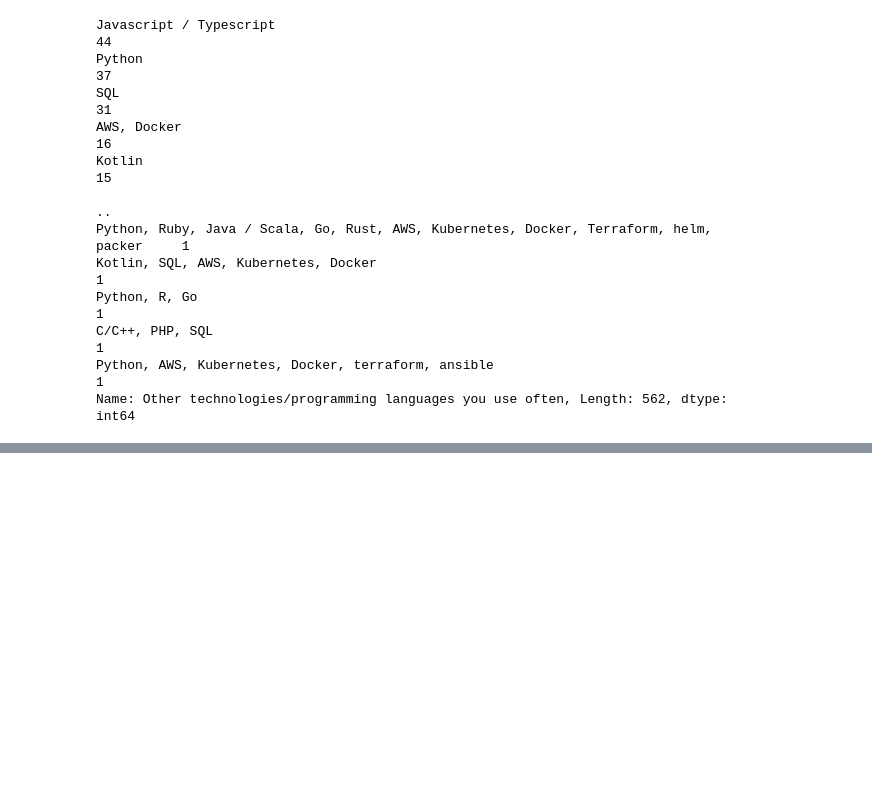
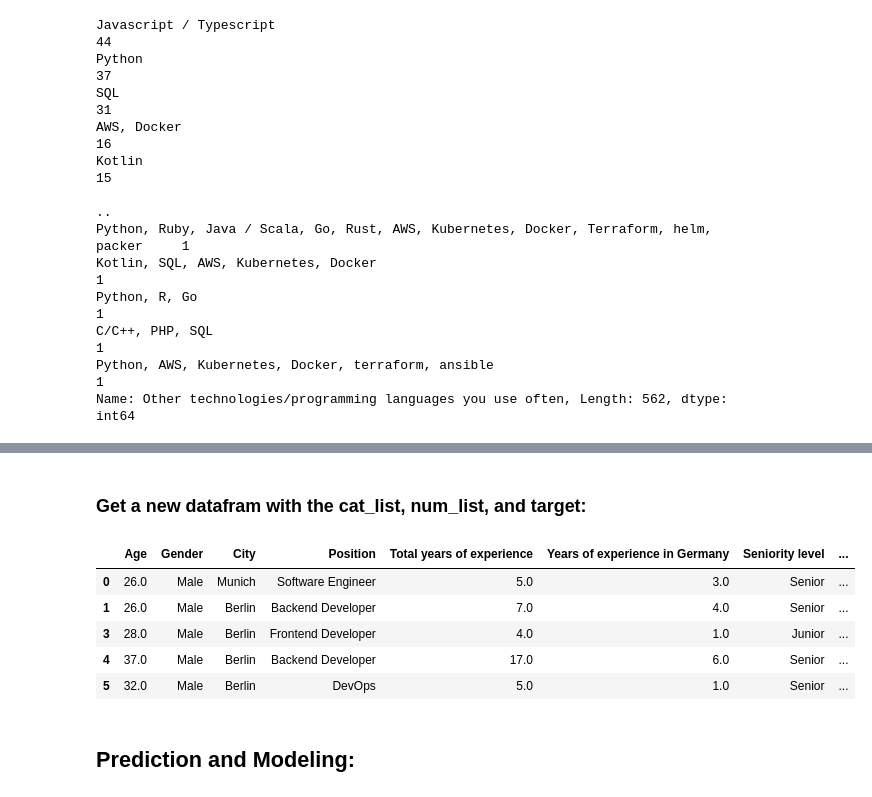
Before and after one commit to sijiahao-hub/ItML_Asn_2_Students, a Jupyter notebook: assignment_2_start.ipynb, the cells around one changed output, grey strips where cells are left out. Cells and saved outputs as stored; diff of their text form; code cells hidden in the pictures; blank space fills up the shorter version.

```diff
--- a/assignment_2_start.ipynb
+++ b/assignment_2_start.ipynb
@@ -124,0 +430,5 @@ df.head()
+# %%
+df["Total years of experience"].replace(",",".",regex=True, inplace=True)
+df["Total years of experience"] = pd.to_numeric(df["Total years of experience"], errors="coerce")
+df["Total years of experience"] = df["Total years of experience"].fillna(df["Total years of experience"].median())
+df["Total years of experience"]
@@ -124,0 +450,5 @@ df.head()
+# %%
+df["Years of experience in Germany"].replace(",",".",regex=True, inplace=True)
+df["Years of experience in Germany"] = pd.to_numeric(df["Years of experience in Germany"], errors="coerce")
+df["Years of experience in Germany"] = df["Years of experience in Germany"].fillna(df["Years of experience in Germany"].median())
+df["Years of experience in Germany"]
@@ -124,0 +470,5 @@ df.head()
+# %%
+df["Number of vacation days"].replace(",",".",regex=True, inplace=True)
+df["Number of vacation days"] = pd.to_numeric(df["Number of vacation days"], errors="coerce")
+df["Number of vacation days"] = df["Number of vacation days"].fillna(df["Number of vacation days"].median())
+df["Number of vacation days"]
@@ -124,0 +490,7 @@ df.head()
+# %%
+num_list = ["Age", "Total years of experience", "Years of experience in Germany", "Number of vacation days"]
+
+for y in num_list:
+    df[y] = df[y].astype("float")
+
+df.info()
@@ -124,0 +515,15 @@ df.head()
+# %% [markdown]
+### Get a new datafram with the cat_list, num_list, and target:
+# %%
+df1 = cat_list + num_list + ["target"]
+df2 = df.drop(columns=[x for x in df if x not in df1])
+df2.head()
+# %% [output]
+|  | Age | Gender | City | Position | Total years of experience | Years of experience in Germany | Seniority level | ... |
+| 0 | 26.0 | Male | Munich | Software Engineer | 5.0 | 3.0 | Senior | ... |
+| 1 | 26.0 | Male | Berlin | Backend Developer | 7.0 | 4.0 | Senior | ... |
+| 3 | 28.0 | Male | Berlin | Frontend Developer | 4.0 | 1.0 | Junior | ... |
+| 4 | 37.0 | Male | Berlin | Backend Developer | 17.0 | 6.0 | Senior | ... |
+| 5 | 32.0 | Male | Berlin | DevOps | 5.0 | 1.0 | Senior | ... |
+# %% [markdown]
+## Prediction and Modeling:
```
Also changed, not shown: parts of 61 cells of this notebook, 1 other file.
